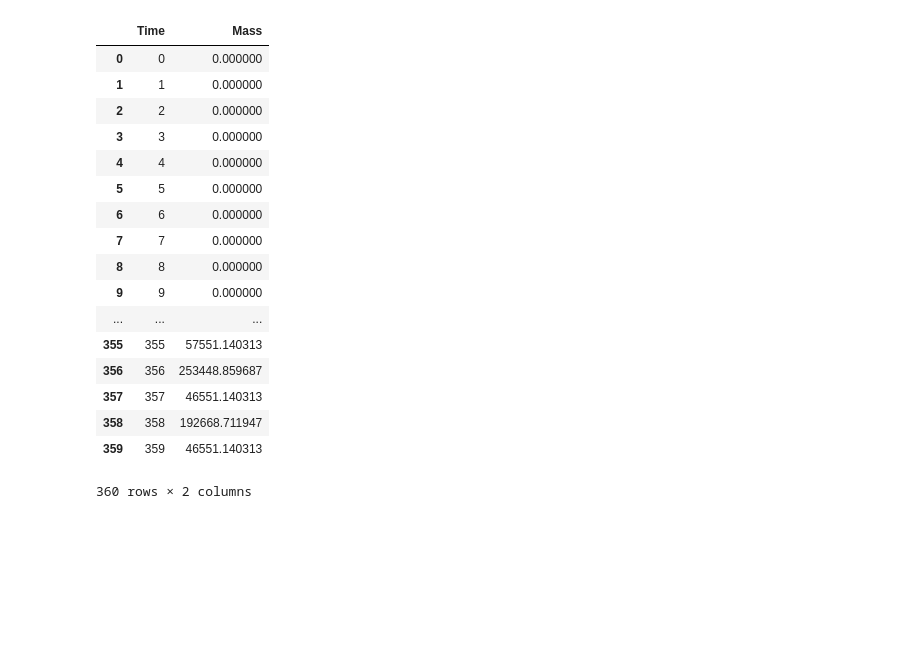
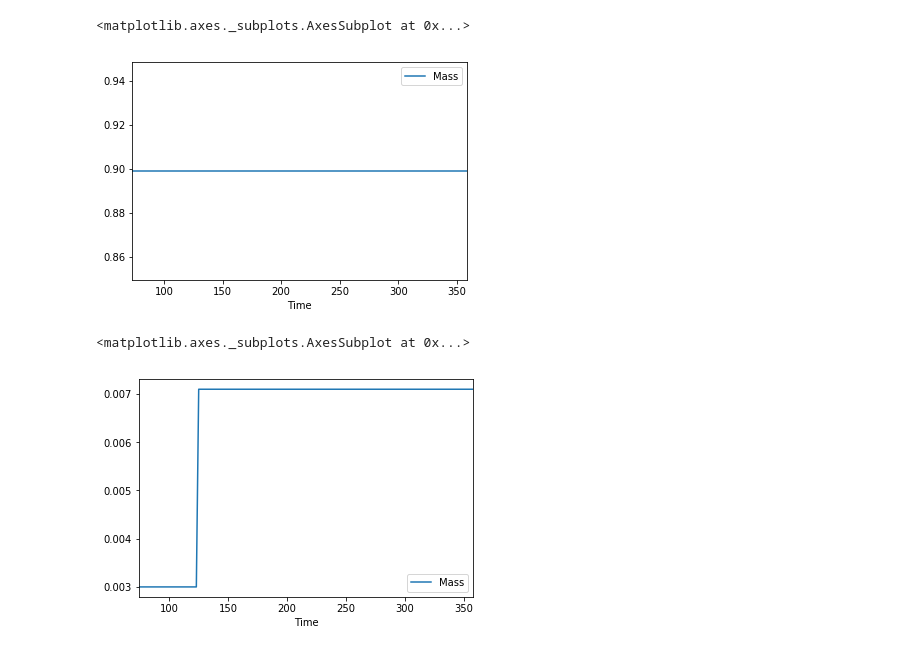
Before and after one commit to a-co/synthetic_history, a Jupyter notebook: Untitled.ipynb, the cells around one changed output. Cells and saved outputs as stored; diff of their text form; code cells hidden in the pictures; blank space fills up the shorter version.

```diff
--- a/Untitled.ipynb
+++ b/Untitled.ipynb
@@ -31,21 +36,10 @@ tm.transactions(ev_, senders=['mil_enrichment']).plot(x='Time', y='Mass')
-# %%
-tm.transactions(ev_, senders=['conversion'])
-# %% [output]
-|  | Time | Mass |
-| 0 | 0 | 0.000000 |
-| 1 | 1 | 0.000000 |
-| 2 | 2 | 0.000000 |
-| 3 | 3 | 0.000000 |
-| 4 | 4 | 0.000000 |
-| 5 | 5 | 0.000000 |
-| 6 | 6 | 0.000000 |
-| 7 | 7 | 0.000000 |
-| 8 | 8 | 0.000000 |
-| 9 | 9 | 0.000000 |
-| ... | ... | ... |
-| 355 | 355 | 57551.140313 |
-| 356 | 356 | 253448.859687 |
-| 357 | 357 | 46551.140313 |
-| 358 | 358 | 192668.711947 |
-| 359 | 359 | 46551.140313 |
-360 rows × 2 columns
+# %%
+cyh.TransFrac(ev=ev_, send=['mil_enrichment'], rec=['mil_str_fiss'], nucs2=['235U'], nucs1=['238U']).dropna().plot(x='Time', y='Mass')
+# %% [output]
+<matplotlib.axes._subplots.AxesSubplot at 0x...>
+[figure, added]
+# %%
+cyh.TransFrac(ev=ev_, send=['mil_enrichment'], rec=['mil_str_u_dep','civ_enrichment'], nucs2=['235U'], nucs1=['238U']).dropna().plot(x='Time', y='Mass')
+# %% [output]
+<matplotlib.axes._subplots.AxesSubplot at 0x...>
+[figure, added]
```
Also changed, not shown: parts of 5 cells of this notebook, 4 other files.
